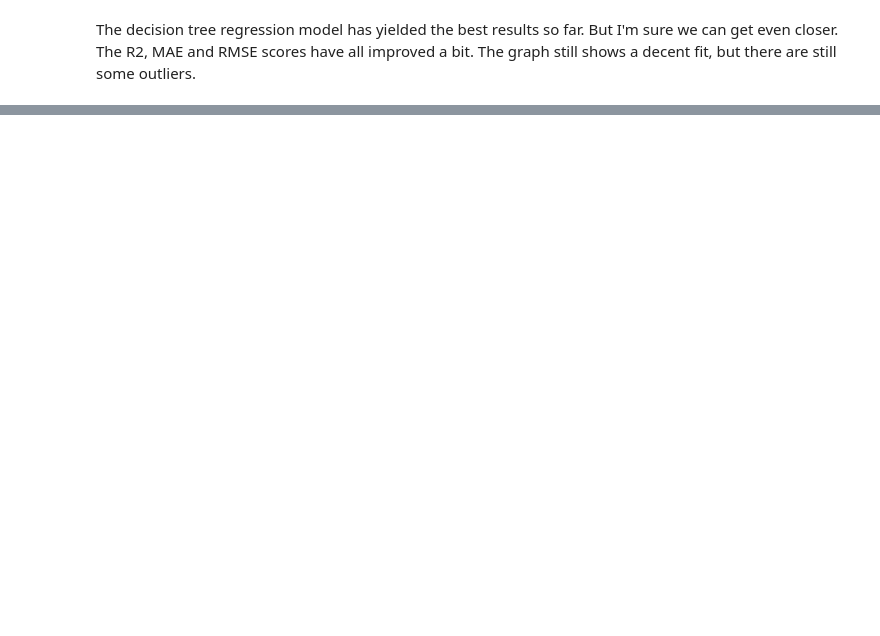
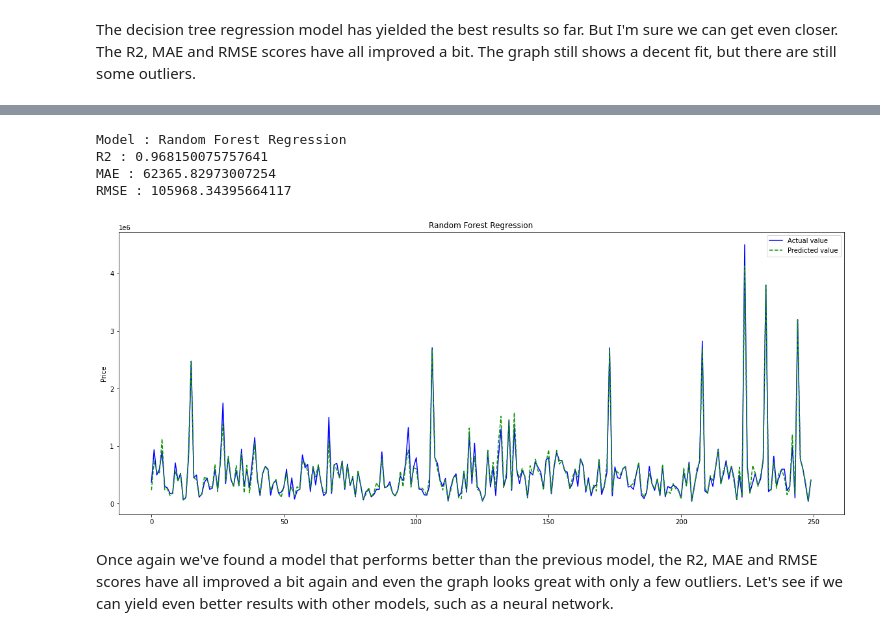
Before and after one commit to mnbuhl/used-car-price, a Jupyter notebook: selling_price/model_selection.ipynb, the cells around one changed output, grey strips where cells are left out. Drawn from its saved outputs; the diff is of its cells as text; code cells hidden in the pictures; blank space fills up the shorter version.

```diff
--- a/selling_price/model_selection.ipynb
+++ b/selling_price/model_selection.ipynb
@@ -230,0 +235,5 @@ The decision tree regression model has yielded the best results so far. But I'm
+# %%
+from sklearn.ensemble import RandomForestRegressor
+
+forest_reg = RandomForestRegressor(n_estimators=100, random_state=73)
+forest_reg.fit(X_train, y_train)
@@ -230,0 +242,8 @@ The decision tree regression model has yielded the best results so far. But I'm
+# %%
+y_pred = forest_reg.predict(X_test)
+
+np.set_printoptions(precision=2)
+pred_vs_actual = np.concatenate((y_test.reshape(len(y_test), 1), y_pred.reshape(len(y_pred), 1)), 1)
+
+print(["Actual", "Predictions"])
+print(pred_vs_actual[:8])
@@ -230,0 +260,16 @@ The decision tree regression model has yielded the best results so far. But I'm
+# %%
+forest_reg_result = model_evaluation('Random Forest Regression', y_test, y_pred)
+
+for i in range(len(svm_reg_result)):
+    print(labels[i], ':', forest_reg_result[i])
+# %% [output]
+Model : Random Forest Regression
+R2 : 0.968150075757641
+MAE : 62365.82973007254
+RMSE : 105968.34395664117
+# %%
+plot_results_graph('Random Forest Regression', y_test, y_pred, 1250, 1500)
+# %% [output]
+[figure, added]
+# %% [markdown]
+Once again we've found a model that performs better than the previous model, the R2, MAE and RMSE scores have all improved a bit again and even the graph looks great with only a few outliers. Let's see if we can yield even better results with other models, such as a neural network.
```
Also changed, not shown: parts of 8 cells of this notebook.
